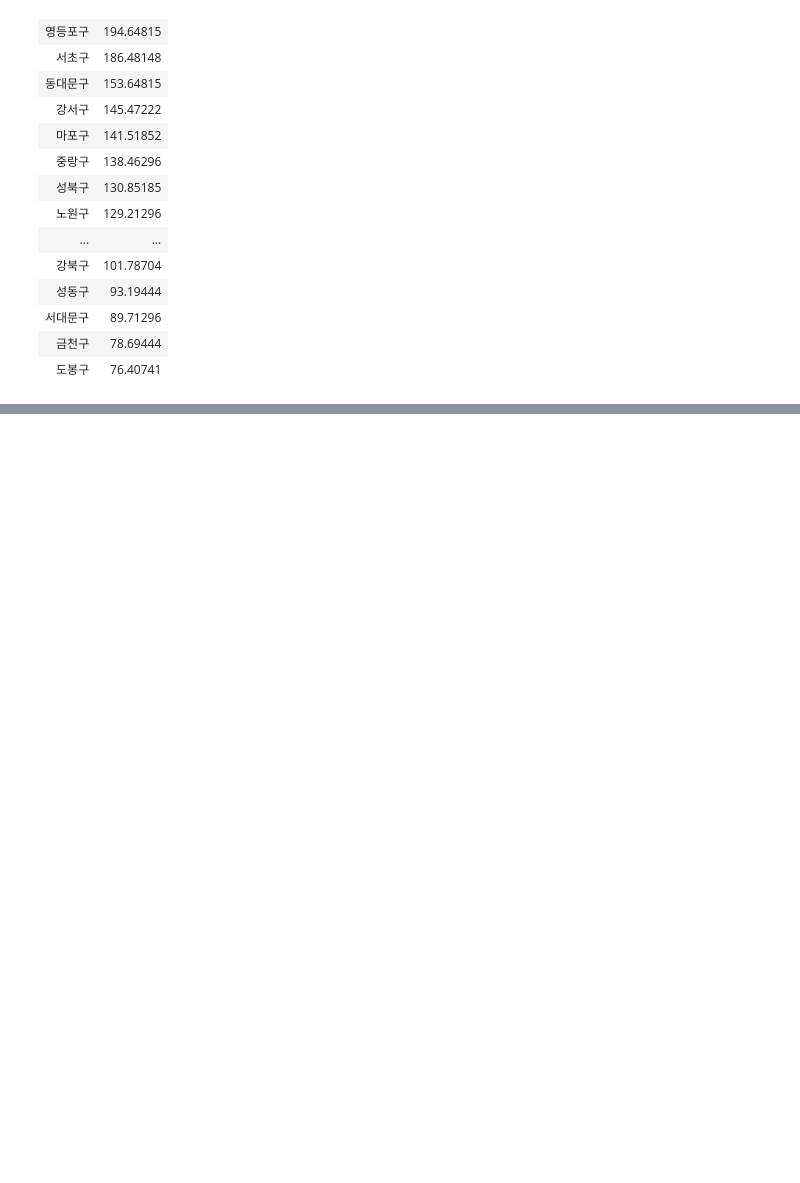
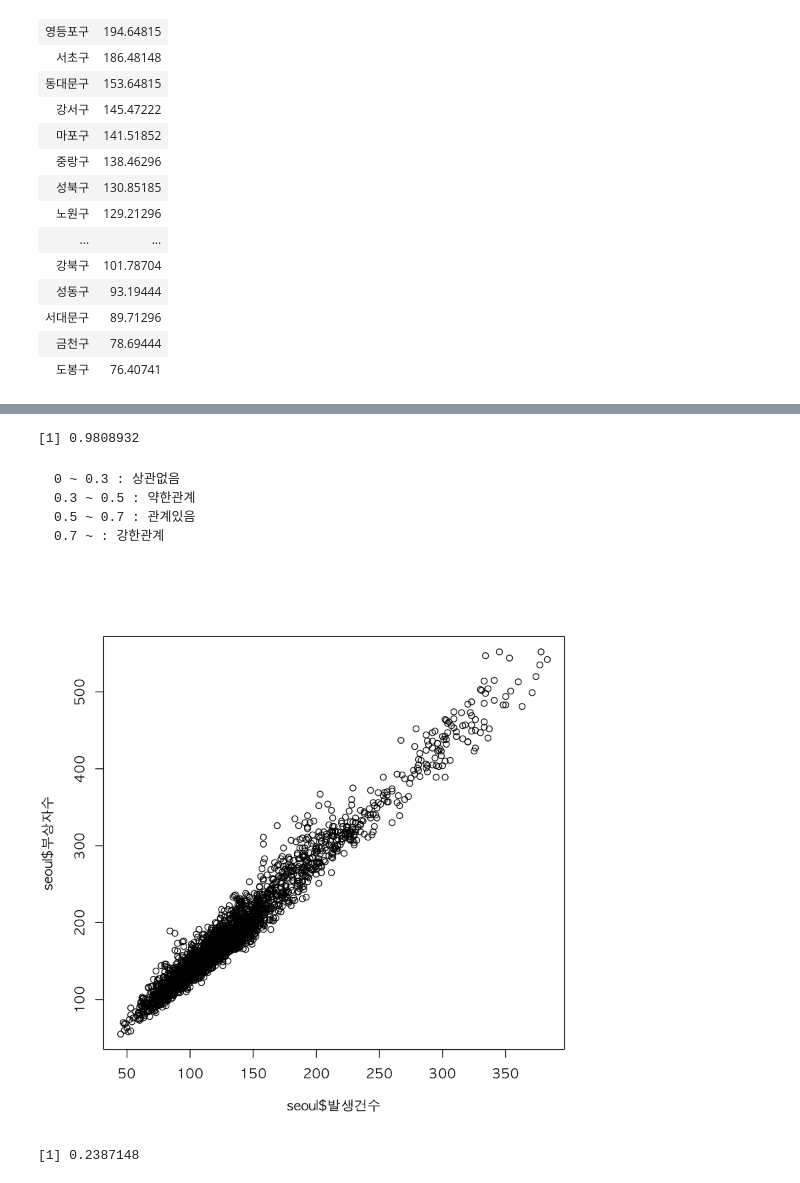
Before and after one commit to hyeopyi/R_Study, a Jupyter notebook: 08.파일 입출력.ipynb, the cells around one changed output, grey strips where cells are left out. Cells and saved outputs as stored; diff of their text form; code cells hidden in the pictures; blank space fills up the shorter version.

```diff
--- a/08.파일 입출력.ipynb
+++ b/08.파일 입출력.ipynb
@@ -612,0 +703,20 @@ arrange(regionAcc.mean, desc(발생건수))
+# %%
+# 교통사고 발생건수와 부상자수의 관계 : 상관관계
+cor(seoul$발생건수, seoul$부상자수)
+# %% [output]
+[1] 0.9808932
+# %% [markdown]
+    0 ~ 0.3 : 상관없음
+    0.3 ~ 0.5 : 약한관계
+    0.5 ~ 0.7 : 관계있음
+    0.7 ~ : 강한관계
+# %%
+par(family = "AppleGothic")
+plot(seoul$발생건수, seoul$부상자수)
+# %% [output]
+[figure, added]
+# %%
+# 교통사과 발생건수와 사망자수의 관계 : 상관계수
+cor(seoul$발생건수, seoul$사망자수)
+# %% [output]
+[1] 0.2387148
```
Also changed, not shown: parts of 19 cells of this notebook, 16 other files.
